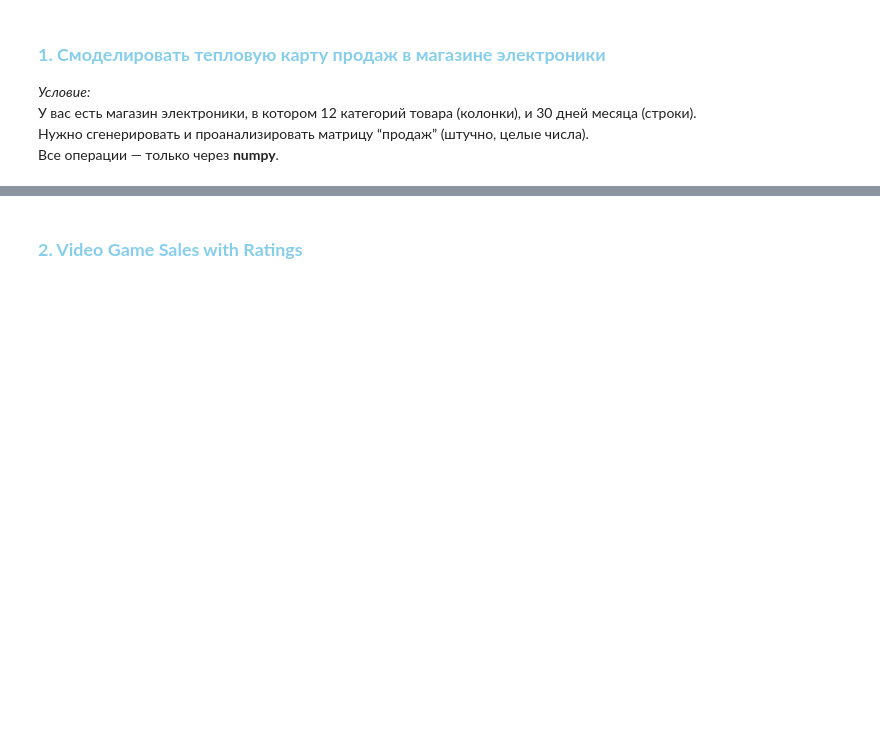
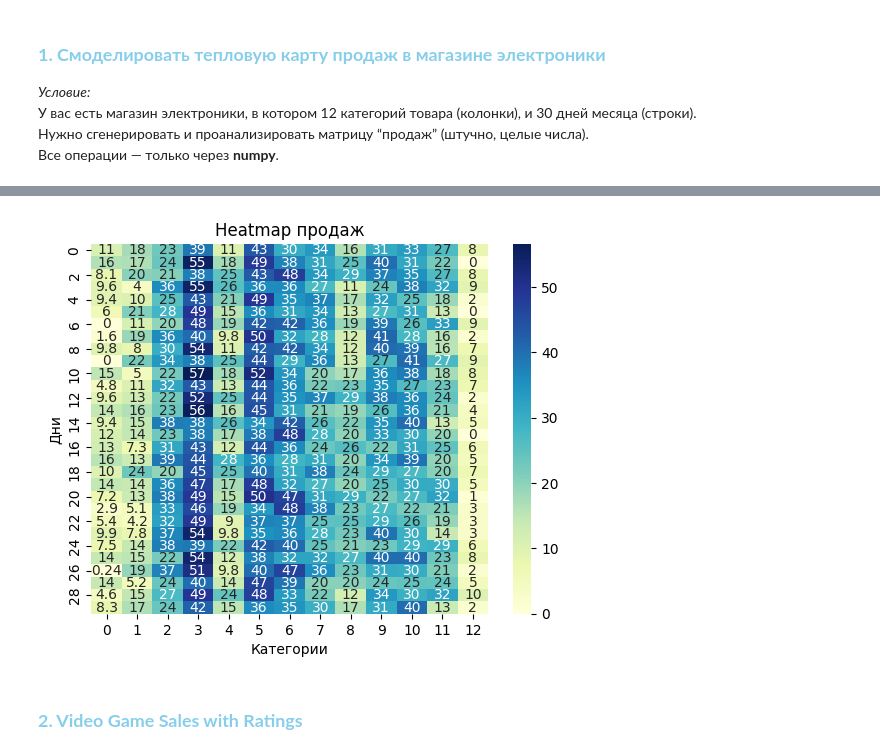
Before and after one commit to gggvitalii90/python_analytics_ich_120925, a Jupyter notebook: notebooks/Practicum_Pandas_Numpy_students.ipynb, the cells around one changed output, grey strips where cells are left out. Cells and saved outputs as stored; diff of their text form; code cells hidden in the pictures; blank space fills up the shorter version.

```diff
--- a/notebooks/Practicum_Pandas_Numpy_students.ipynb
+++ b/notebooks/Practicum_Pandas_Numpy_students.ipynb
@@ -17,2 +64,4 @@
 # %%
 # 4. Заполните матрицу sales суммой base и noise
+sales = pd.DataFrame(np.round(base + noise, 2))
+display(sales)
@@ -19,2 +86,6 @@
 # %%
 # 5. Продажи не могут быть отрицательными. Замените все отрицательные значения на ноль.
+sales = np.where(sales < 0, 0, sales)
+df_sales = pd.DataFrame(sales)
+display(df_sales)
+display(sales)
@@ -21,3 +127,5 @@
 # %%
 # 6. Добавьте небольшой тренд спроса для каждого товара. Для этого:
 # 6.1. Создайте тренд вектор длиной 30 в переменную trend
+trend = np.random.randint(0, 11, 30)
+print(trend)
@@ -24,2 +135,7 @@
 # %%
 # 6.2. Прибавьте значения тренда к таблице sales, но прежде вектор trend необходимо "превратить" в столбец
+trend = pd.Series(trend)
+trend
+
+sales['trend'] = trend
+display(sales)
@@ -34,5 +192,14 @@
 # %%
 # 9. Постройте heatmap на основе итоговой матрицы sales
+import matplotlib.pyplot as plt
+import seaborn as sns
+sns.heatmap(sales, annot=True, cmap='YlGnBu')
+plt.title('Heatmap продаж')
+plt.xlabel('Категории')
+plt.ylabel('Дни')
+plt.show()
+# %% [output]
+[figure, added]
 # %% [markdown]
 ### <b><font color='skyblue'>2. Video Game Sales with Ratings</font></b>
 # %% [markdown]
```
Also changed, not shown: parts of 24 cells of this notebook, 2 other files.
